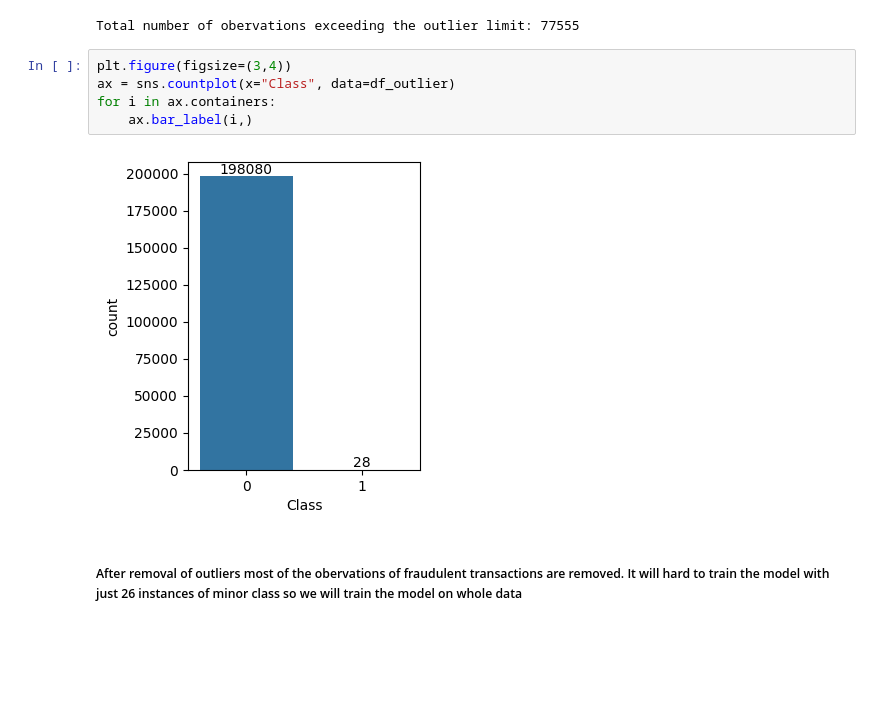
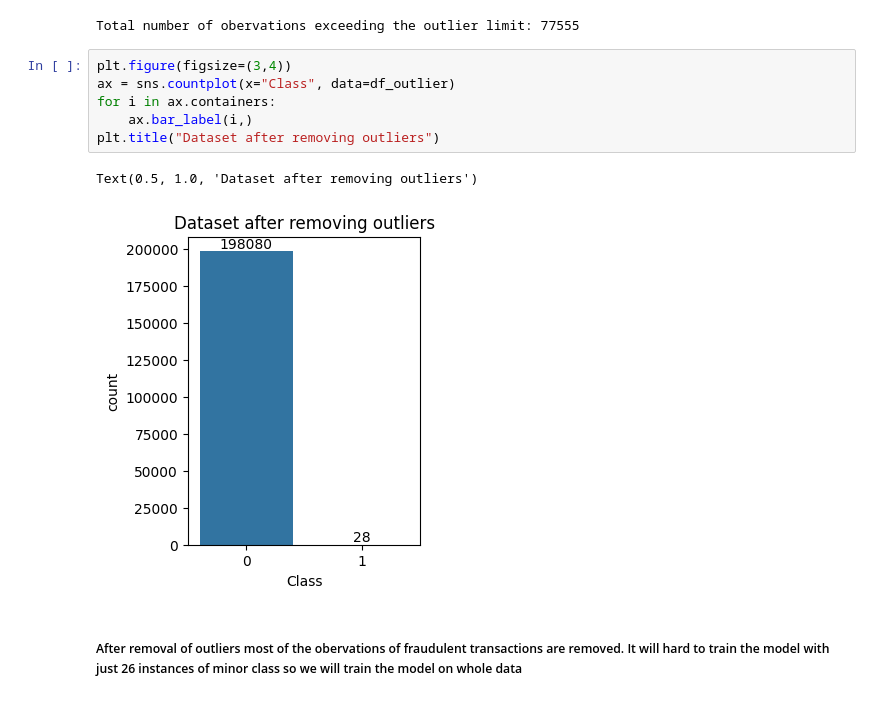
Before and after one commit to sathvik-ujwal/Credit-Card-Fraud-Detection, a Jupyter notebook: main.ipynb, the cells around one changed output. Saved outputs shown, nothing was run; the diff lists cells and outputs as text; blank space fills up the shorter version.

```diff
--- a/main.ipynb
+++ b/main.ipynb
@@ -118,10 +118,12 @@ Total number of obervations exceeding the outlier limit: 77555
 # %%
 plt.figure(figsize=(3,4))
 ax = sns.countplot(x="Class", data=df_outlier)
 for i in ax.containers:
     ax.bar_label(i,)
+plt.title("Dataset after removing outliers")
 # %% [output]
+Text(0.5, 1.0, 'Dataset after removing outliers')
-[figure, old version]
+[figure, new version]
 # %% [markdown]
 ##### After removal of outliers most of the obervations of fraudulent transactions are removed. It will hard to train the model with just 26 instances of minor class so we will train the model on whole data
 # %% [markdown]
```
Also changed, not shown: parts of 14 cells of this notebook.
